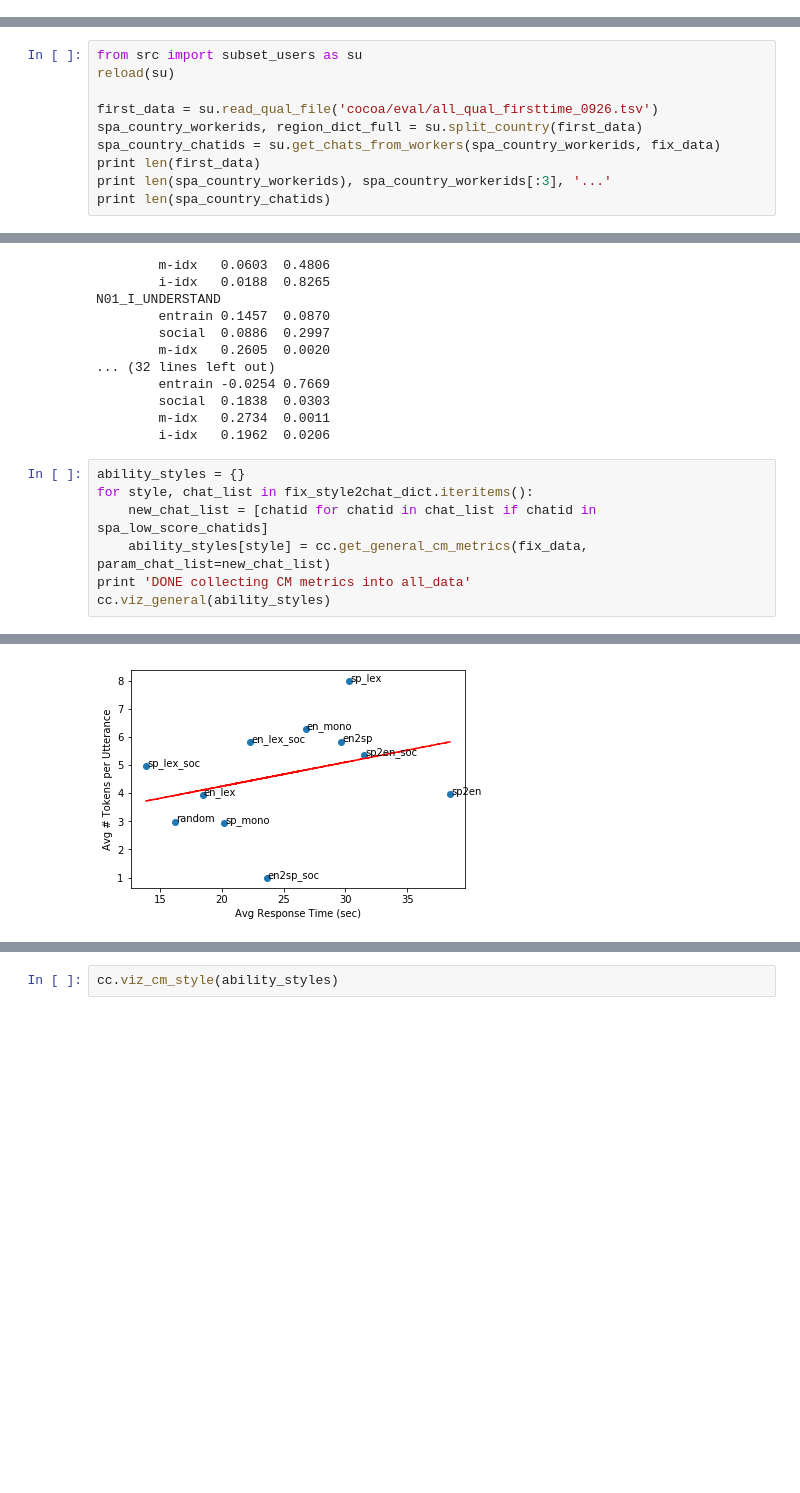
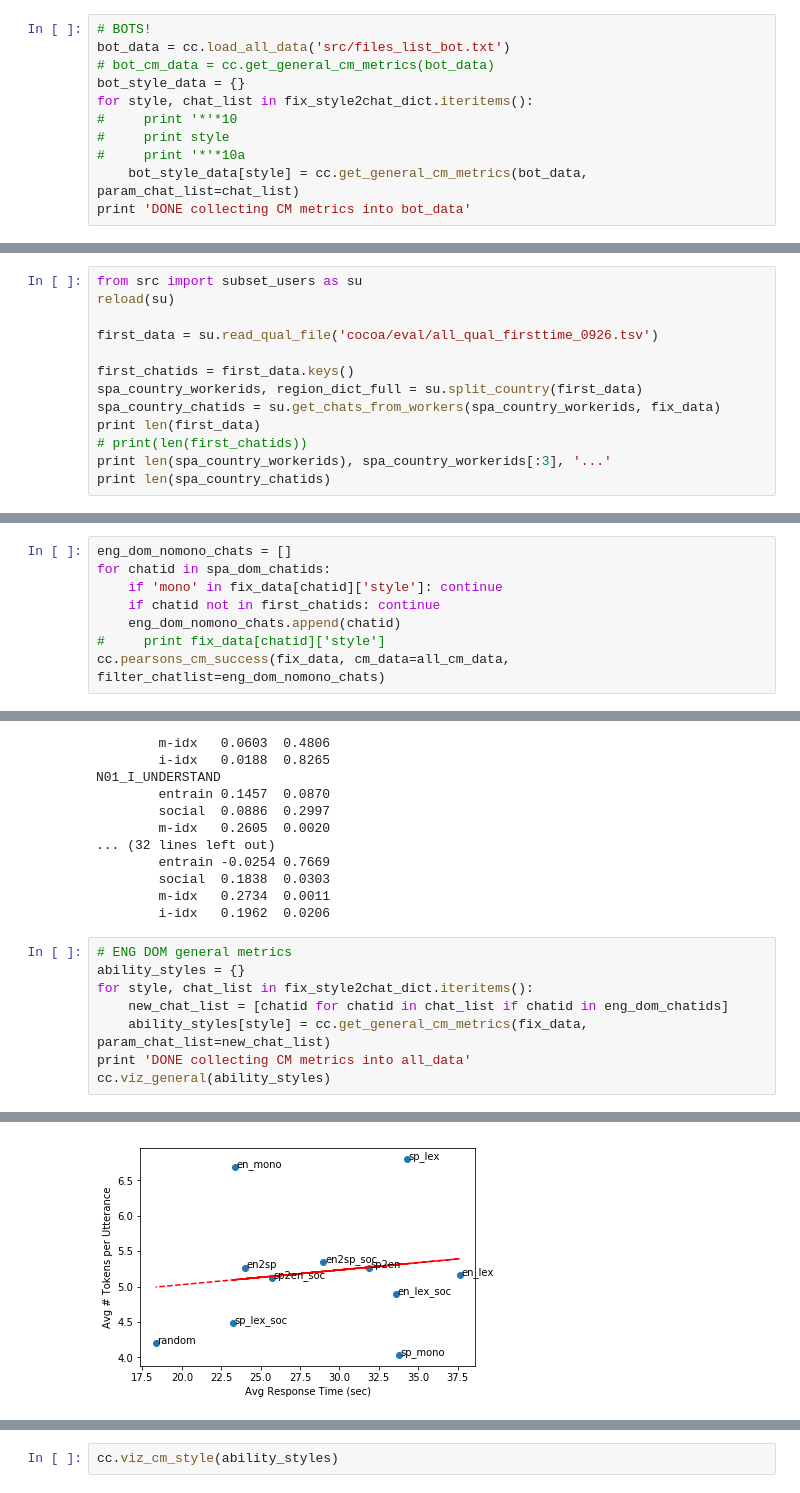
Before and after one commit to emilyahn/codemix, a Jupyter notebook: cocoa_metrics.ipynb, the cells around one changed output, grey strips where cells are left out. Saved outputs shown, nothing was run; the diff lists cells and outputs as text; blank space fills up the shorter version.

```diff
--- a/cocoa_metrics.ipynb
+++ b/cocoa_metrics.ipynb
@@ -54,0 +79,11 @@ DONE collecting CM metrics into bot_data
+# %%
+# BOTS!
+bot_data = cc.load_all_data('src/files_list_bot.txt')
+# bot_cm_data = cc.get_general_cm_metrics(bot_data)
+bot_style_data = {}
+for style, chat_list in fix_style2chat_dict.iteritems():
+#     print '*'*10
+#     print style
+#     print '*'*10a
+    bot_style_data[style] = cc.get_general_cm_metrics(bot_data, param_chat_list=chat_list)
+print 'DONE collecting CM metrics into bot_data'
@@ -95,9 +132,12 @@ from src import subset_users as su
 reload(su)
 
 first_data = su.read_qual_file('cocoa/eval/all_qual_firsttime_0926.tsv')
+
+first_chatids = first_data.keys()
 spa_country_workerids, region_dict_full = su.split_country(first_data)
 spa_country_chatids = su.get_chats_from_workers(spa_country_workerids, fix_data)
 print len(first_data)
+# print(len(first_chatids))
 print len(spa_country_workerids), spa_country_workerids[:3], '...'
 print len(spa_country_chatids)
 # %% [output]
@@ -160,3 +201,11 @@ trimming end ['no', 'i', 'do', 'nt', 'have', 'a', 'friend', 'quien', 'trabaja',
 DONE collecting CM metrics into all_data
 [figure]
 [figure]
+# %%
+eng_dom_nomono_chats = []
+for chatid in spa_dom_chatids:
+    if 'mono' in fix_data[chatid]['style']: continue
+    if chatid not in first_chatids: continue
+    eng_dom_nomono_chats.append(chatid)
+#     print fix_data[chatid]['style']
+cc.pearsons_cm_success(fix_data, cm_data=all_cm_data, filter_chatlist=eng_dom_nomono_chats)
@@ -266,9 +342,10 @@ N01_I_UNDERSTAND
         m-idx   0.2734  0.0011
         i-idx   0.1962  0.0206
 # %%
+# ENG DOM general metrics
 ability_styles = {}
 for style, chat_list in fix_style2chat_dict.iteritems():
-    new_chat_list = [chatid for chatid in chat_list if chatid in spa_low_score_chatids]
+    new_chat_list = [chatid for chatid in chat_list if chatid in eng_dom_chatids]
     ability_styles[style] = cc.get_general_cm_metrics(fix_data, param_chat_list=new_chat_list)
 print 'DONE collecting CM metrics into all_data'
 cc.viz_general(ability_styles)
@@ -293,2 +370,2 @@ y=0.085593x+(2.531698)
-[figure, old version]
+[figure, new version]
 ********************
```
Also changed, not shown: parts of 29 cells of this notebook, 16 other files.
